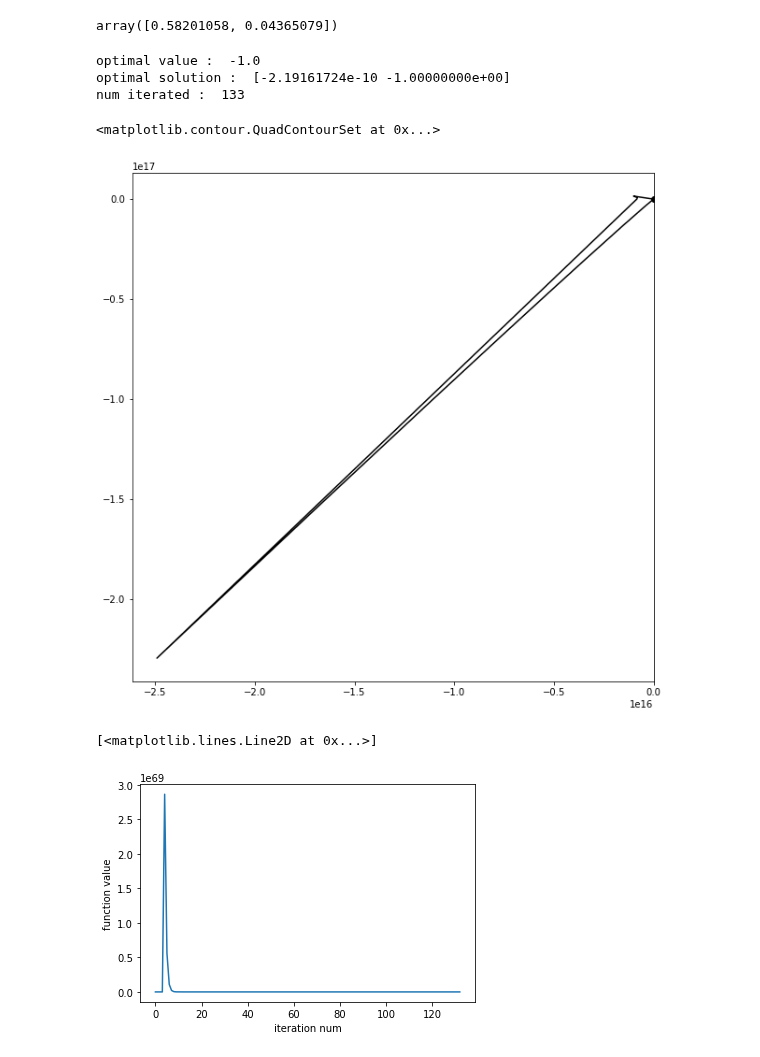
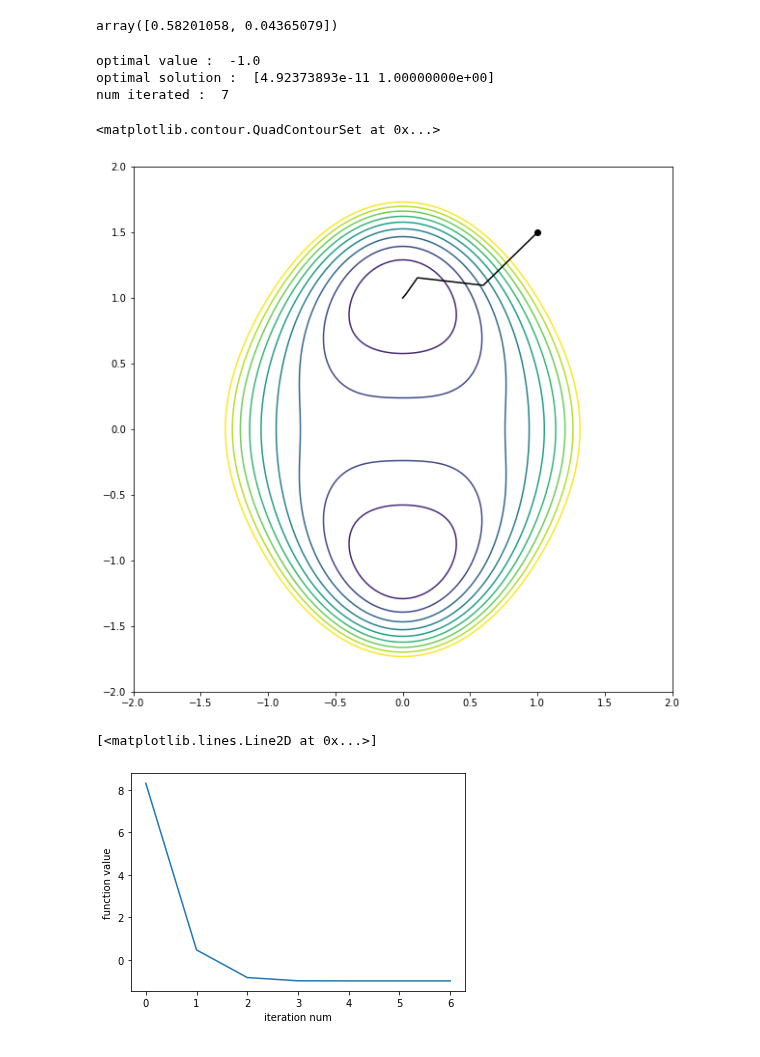
Before and after one commit to h-atsu/nonlinear_opt, a Jupyter notebook: src/visualization.ipynb, the cells around one changed output. Saved outputs shown, nothing was run; the diff lists cells and outputs as text; code cells hidden in the pictures.

```diff
--- a/src/visualization.ipynb
+++ b/src/visualization.ipynb
@@ -55,7 +55,7 @@ plt.show()
 # %%
 class Example_fun:
     def __init__(self):
-        self.x0 = np.array([1,1])
+        self.x0 = np.array([1,1.5])
     def f(self,x):
         return x[0]**4 + x[1]**4 + 3*x[0]**2 * x[1]**2 - 2*x[1]**2
     def df(self,x):
@@ -152,27 +152,27 @@ print('optimal solution : ', opt_sol)
 print("num iterated : ", len(path))
 # %% [output]
 optimal value :  -1.0
-optimal solution :  [-2.19161724e-10 -1.00000000e+00]
-num iterated :  133
+optimal solution :  [4.92373893e-11 1.00000000e+00]
+num iterated :  7
 # %%
 plt.figure(figsize = (10,10))
 plt.scatter(x0[0],x0[1], color='k', marker='o')
 plt.plot(path[:,0], path[:,1], color='k', linewidth=1.5)
 grid_width = 300
 xs = np.linspace(-2,2,grid_width)
 ys = np.linspace(-2,2,grid_width)
 xmesh, ymesh = np.meshgrid(xs, ys)
 f_val = []
 for i in range(grid_width):
     for j in range(grid_width):
         x_temp = np.array([xs[j], ys[i]])
         f_val.append(f(x_temp))
 f_val = np.array(f_val)
-levels = np.linspace(0,1,10)
+levels = np.linspace(-1,3,10)
 plt.contour(xs, ys, f_val.reshape(xmesh.shape), levels = levels)
 # %% [output]
 <matplotlib.contour.QuadContourSet at 0x...>
-[figure, old version]
+[figure, new version]
 # %%
 objective_val = []
 for temp_sol in path:
@@ -182,4 +182,4 @@ plt.ylabel('function value')
 plt.plot(objective_val)
 # %% [output]
 [<matplotlib.lines.Line2D at 0x...>]
-[figure, old version]
+[figure, new version]
```
Also changed, not shown: parts of 4 cells of this notebook.
